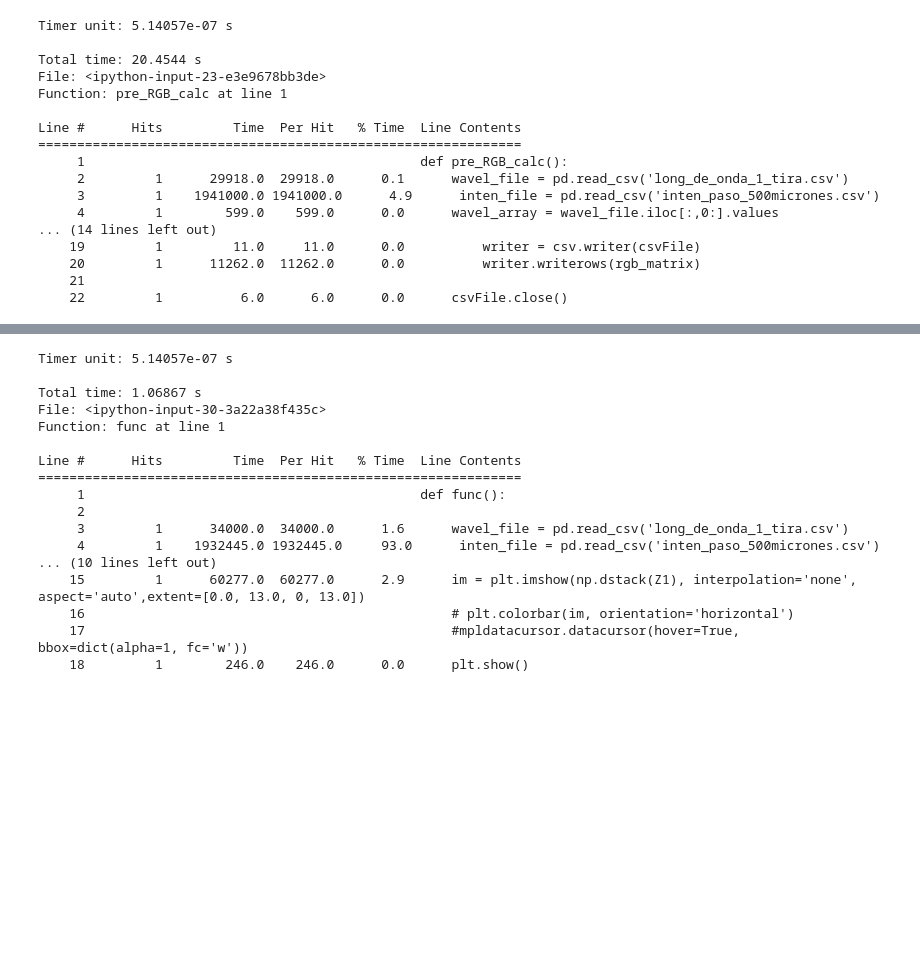
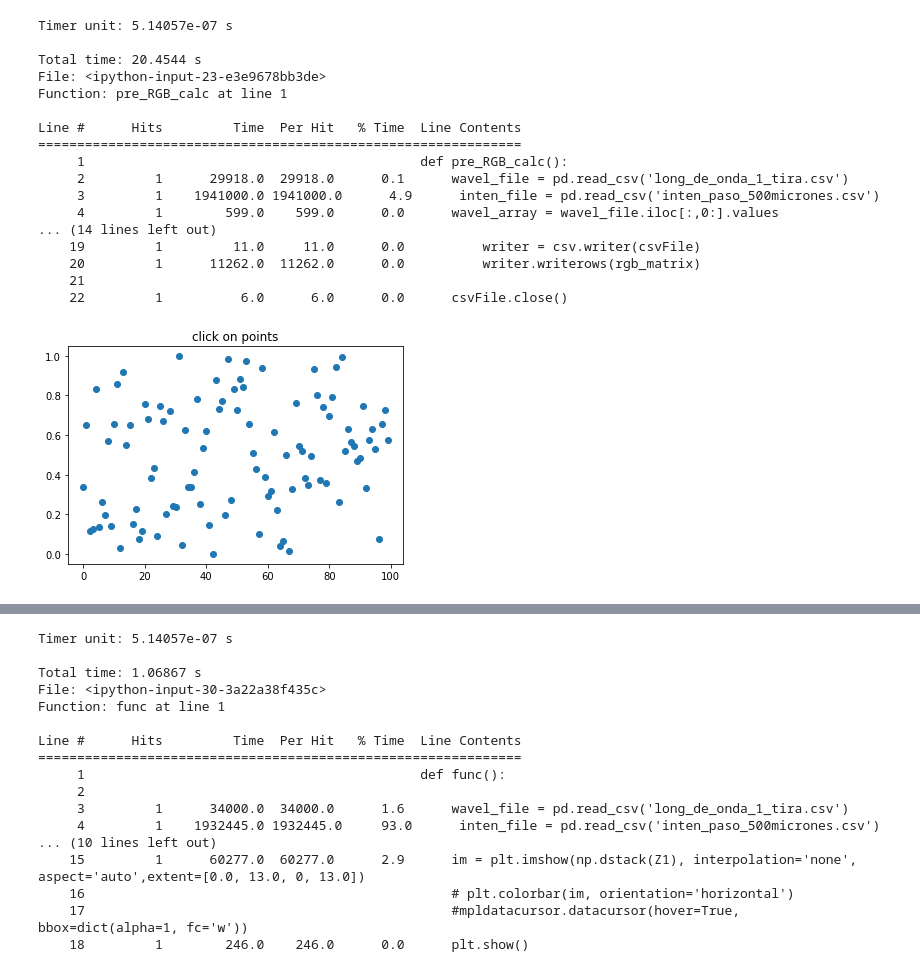
Before and after one commit to jrr1984/Prototipo0_S-D_SpectralGUI, a Jupyter notebook: spectral_gui/testing_line_profiler.ipynb, the cells around one changed output, grey strips where cells are left out. Saved outputs shown, nothing was run; the diff lists cells and outputs as text; code cells hidden in the pictures; blank space fills up the shorter version.

```diff
--- a/spectral_gui/testing_line_profiler.ipynb
+++ b/spectral_gui/testing_line_profiler.ipynb
@@ -82,3 +82,26 @@ Line #      Hits         Time  Per Hit   % Time  Line Contents
     20         1      11262.0  11262.0      0.0          writer.writerows(rgb_matrix)
     21
     22         1          6.0      6.0      0.0      csvFile.close()
+# %%
+import numpy as np
+import matplotlib.pyplot as plt
+
+fig = plt.figure()
+ax = fig.add_subplot(111)
+ax.set_title('click on points')
+
+line, = ax.plot(np.random.rand(100), 'o', picker=5)  # 5 points tolerance
+
+def onpick(event):
+    thisline = event.artist
+    xdata = thisline.get_xdata()
+    ydata = thisline.get_ydata()
+    ind = event.ind
+    points = tuple(zip(xdata[ind], ydata[ind]))
+    print('onpick points:', points)
+
+fig.canvas.mpl_connect('pick_event', onpick)
+
+plt.show()
+# %% [output]
+[figure, added]
```
Also changed, not shown: parts of 2 cells of this notebook, 2 other files.
